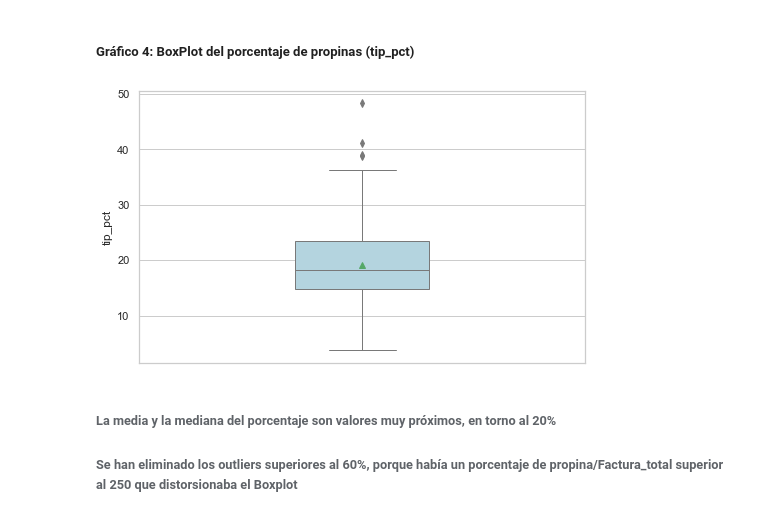
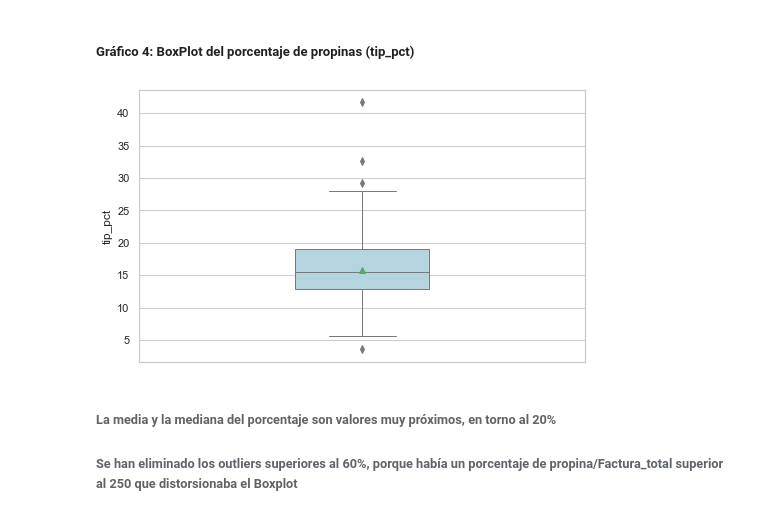
Before and after one commit to amariasm/Visualitzacio-grafica-de-Multiples-variables, a Jupyter notebook: 03_Examining_data.ipynb, the cells around one changed output. Drawn from its saved outputs; the diff is of its cells as text; code cells hidden in the pictures.

```diff
--- a/03_Examining_data.ipynb
+++ b/03_Examining_data.ipynb
@@ -128,7 +128,7 @@ df.describe() # get statistics summary of the tips dataframe df
 ##### Porcentaje de Propinas / Factura_total
 # %%
 tips=df
-tips['tip_pct'] = round((tips['tip'] / (tips['total_bill'] - tips['tip']))*100, 2)
+tips['tip_pct'] = round((tips['tip'] / (tips['total_bill']))*100, 2)
 tips.head()
 # %% [output]
 |  | total_bill | tip | sex | smoker | day | time | size | tip_pct |
@@ -216,11 +216,11 @@ ax = sns.boxplot(x = tips['tip'], color='lightblue', fliersize=5, orient='v', li
 # %% [markdown]
 ##### Gráfico 4: BoxPlot del porcentaje de propinas (tip_pct)
 # %%
-tip_pct_sinOutl = tips[tips.tip_pct<60]
+tip_pct_sinOutl = tips[tips.tip_pct<50]
 plt.figure(figsize=(8,5))
 sns.boxplot(y="tip_pct", data=tip_pct_sinOutl,  color='lightblue', fliersize=5,  orient='v', linewidth=1 , width=0.3, showmeans=True);
 # %% [output]
-[figure, old version]
+[figure, new version]
 # %% [markdown]
 ###### La media y la mediana del porcentaje son valores muy próximos, en torno al 20%
 ###### Se han eliminado los outliers superiores al 60%, porque había un porcentaje de propina/Factura_total superior al 250 que distorsionaba el Boxplot
```
Also changed, not shown: parts of 13 cells of this notebook, 2 other files.
